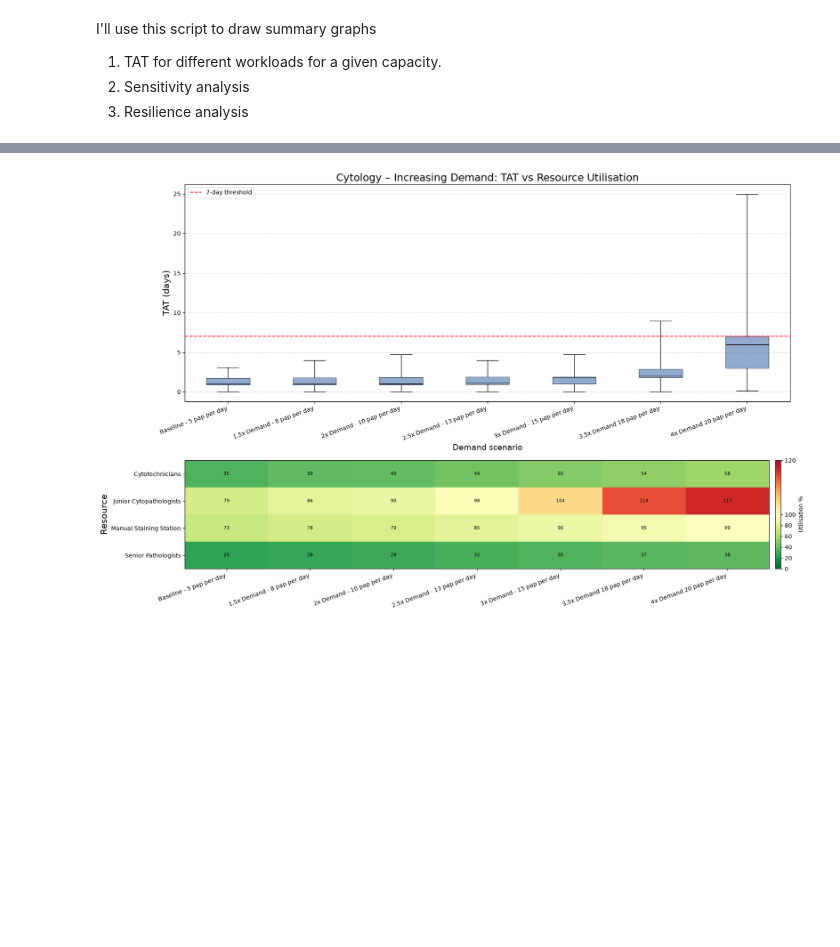
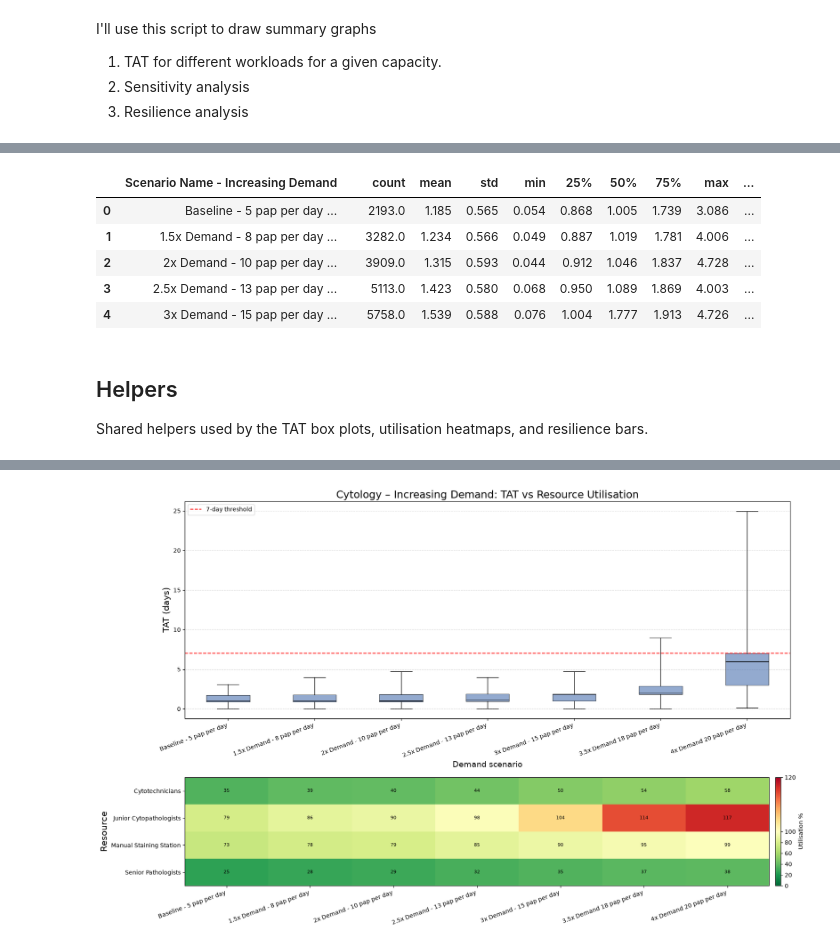
Before and after one commit to Ox-AIIMSBhopal-CaCx-Sim/real_world_sim, a Jupyter notebook: notebooks/experiments.ipynb, the cells around one changed output, grey strips where cells are left out. Saved outputs shown, nothing was run; the diff lists cells and outputs as text; code cells hidden in the pictures; blank space fills up the shorter version.

```diff
--- a/notebooks/experiments.ipynb
+++ b/notebooks/experiments.ipynb
@@ -23,0 +12,33 @@ df_res_util.head()
+# %%
+RESULTS_DIR = r'/Users/varad/Desktop/Lenovo Desktop/Oxford/DPhil Cervical Cancer Scale-up/Code/real_world_sim/Final_Results'
+
+df_experiments = pd.read_csv(f'{RESULTS_DIR}/Cleaned_data_for_analysis.csv')
+df_res_util = pd.read_csv(f'{RESULTS_DIR}/Res_util_data.csv')
+
+# CSV headers and blank/inf fields are padded with spaces — normalise once.
+df_experiments.columns = [c.strip() for c in df_experiments.columns]
+df_res_util.columns = [c.strip() for c in df_res_util.columns]
+
+NUMERIC_COLS = ["count", "mean", "std", "min", "25%", "50%", "75%", "max", "Recovery Days"]
+for col in NUMERIC_COLS:
+    if col not in df_experiments.columns:
+        continue
+    if df_experiments[col].dtype == object:
+        df_experiments[col] = (
+            df_experiments[col].astype(str).str.strip().replace({"": np.nan, "nan": np.nan})
+        )
+    df_experiments[col] = pd.to_numeric(df_experiments[col], errors="coerce")
+
+LABEL_COL = df_experiments.columns[0]
+df_experiments.head()
+# %% [output]
+|  | Scenario Name - Increasing Demand |  | count | mean | std | min | 25% | 50% | 75% | max | ... |
+| 0 | Baseline - 5 pap per day ... |  | 2193.0 | 1.185 | 0.565 | 0.054 | 0.868 | 1.005 | 1.739 | 3.086 | ... |
+| 1 | 1.5x Demand - 8 pap per day ... |  | 3282.0 | 1.234 | 0.566 | 0.049 | 0.887 | 1.019 | 1.781 | 4.006 | ... |
+| 2 | 2x Demand - 10 pap per day ... |  | 3909.0 | 1.315 | 0.593 | 0.044 | 0.912 | 1.046 | 1.837 | 4.728 | ... |
+| 3 | 2.5x Demand - 13 pap per day ... |  | 5113.0 | 1.423 | 0.580 | 0.068 | 0.950 | 1.089 | 1.869 | 4.003 | ... |
+| 4 | 3x Demand - 15 pap per day ... |  | 5758.0 | 1.539 | 0.588 | 0.076 | 1.004 | 1.777 | 1.913 | 4.726 | ... |
+# %% [markdown]
+## Helpers
+
+Shared helpers used by the TAT box plots, utilisation heatmaps, and resilience bars.
```
Also changed, not shown: parts of 14 cells of this notebook, 1 other file.
